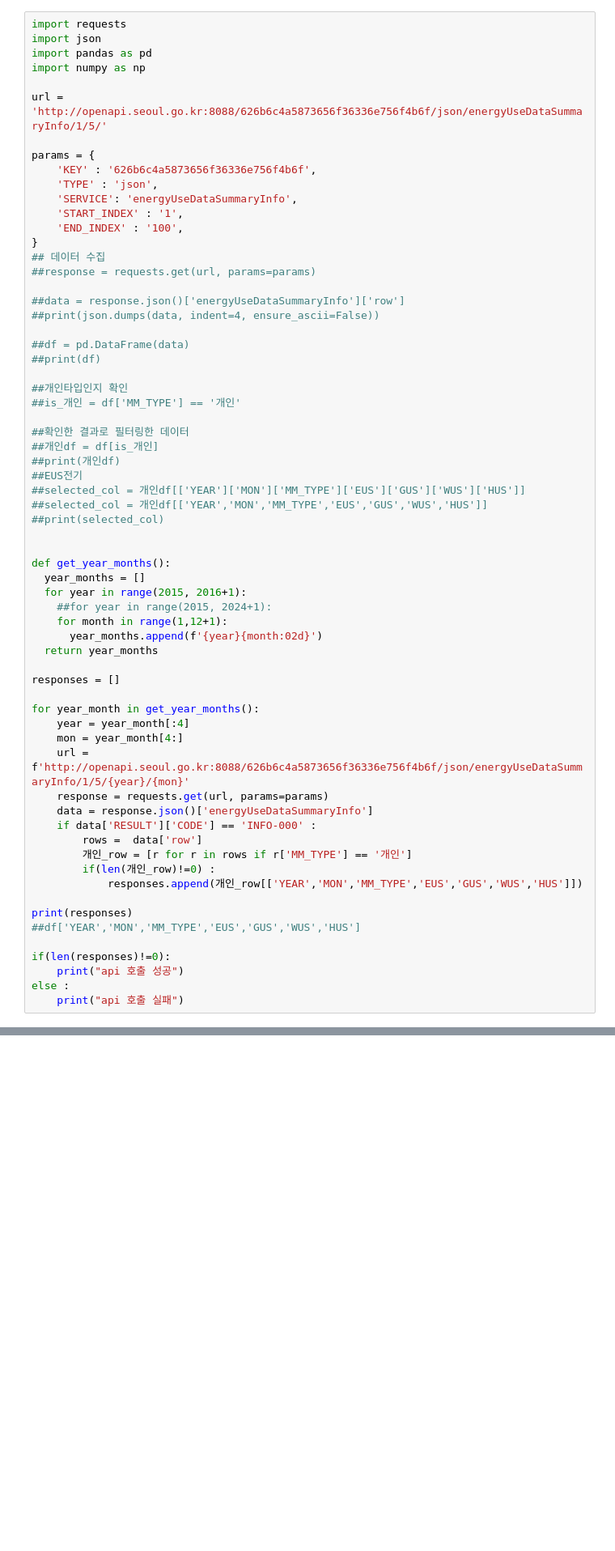
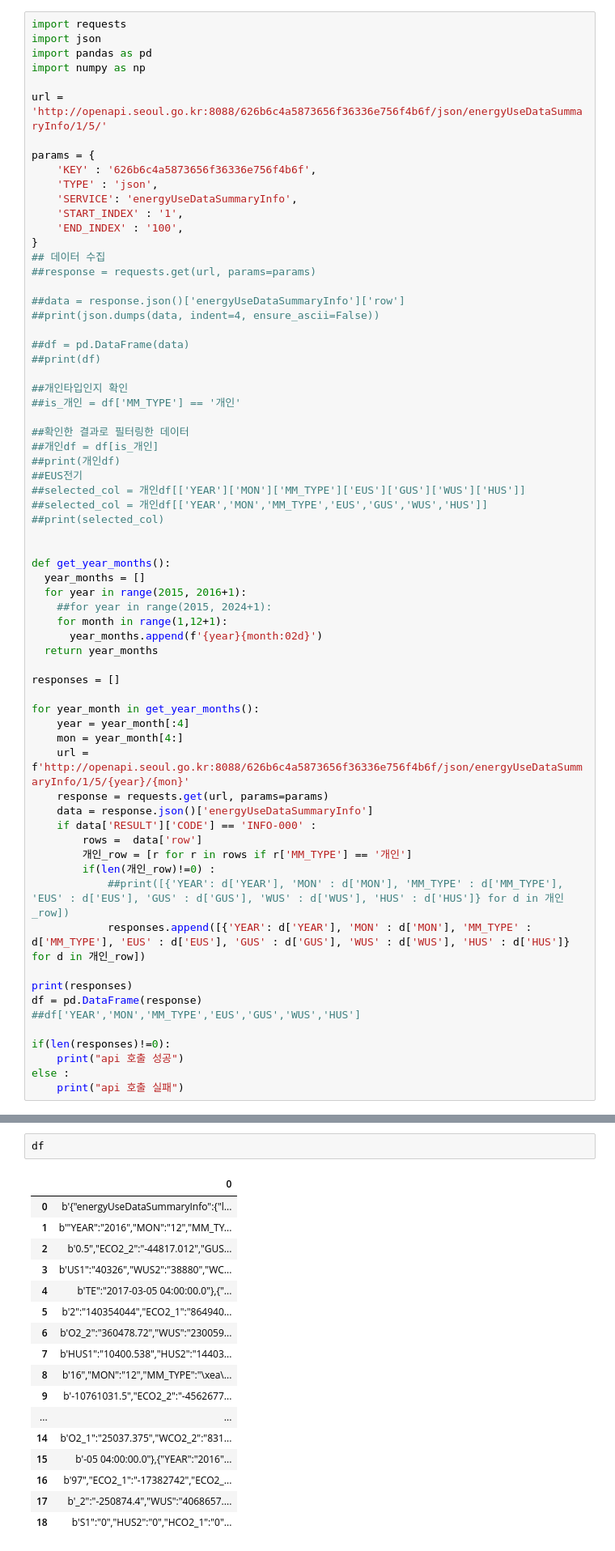
Before and after one commit to eze-hong/Data-Analysis-with-Open-Source, a Jupyter notebook: 오픈소스_출석과제_홍이제.ipynb, the cells around one changed output, grey strips where cells are left out. Shown at 81% size. Saved outputs shown, nothing was run; the diff lists cells and outputs as text; blank space fills up the shorter version.

```diff
--- a/오픈소스_출석과제_홍이제.ipynb
+++ b/오픈소스_출석과제_홍이제.ipynb
@@ -86,9 +86,11 @@ for year_month in get_year_months():
         rows =  data['row']
         개인_row = [r for r in rows if r['MM_TYPE'] == '개인']
         if(len(개인_row)!=0) :
-            responses.append(개인_row[['YEAR','MON','MM_TYPE','EUS','GUS','WUS','HUS']])
+            ##print([{'YEAR': d['YEAR'], 'MON' : d['MON'], 'MM_TYPE' : d['MM_TYPE'], 'EUS' : d['EUS'], 'GUS' : d['GUS'], 'WUS' : d['WUS'], 'HUS' : d['HUS']} for d in 개인_row])
+            responses.append([{'YEAR': d['YEAR'], 'MON' : d['MON'], 'MM_TYPE' : d['MM_TYPE'], 'EUS' : d['EUS'], 'GUS' : d['GUS'], 'WUS' : d['WUS'], 'HUS' : d['HUS']} for d in 개인_row])
 
 print(responses)
+df = pd.DataFrame(response)
 ##df['YEAR','MON','MM_TYPE','EUS','GUS','WUS','HUS']
 
 if(len(responses)!=0):
@@ -116,3 +115,23 @@ api 호출 실패
+# %%
+df
+# %% [output]
+|  | 0 |
+| 0 | b'{"energyUseDataSummaryInfo":{"l... |
+| 1 | b'"YEAR":"2016","MON":"12","MM_TY... |
+| 2 | b'0.5","ECO2_2":"-44817.012","GUS... |
+| 3 | b'US1":"40326","WUS2":"38880","WC... |
+| 4 | b'TE":"2017-03-05 04:00:00.0"},{"... |
+| 5 | b'2":"140354044","ECO2_1":"864940... |
+| 6 | b'O2_2":"360478.72","WUS":"230059... |
+| 7 | b'HUS1":"10400.538","HUS2":"14403... |
+| 8 | b'16","MON":"12","MM_TYPE":"\xea\... |
+| 9 | b'-10761031.5","ECO2_2":"-4562677... |
+| ... | ... |
+| 14 | b'O2_1":"25037.375","WCO2_2":"831... |
+| 15 | b'-05 04:00:00.0"},{"YEAR":"2016"... |
+| 16 | b'97","ECO2_1":"-17382742","ECO2_... |
+| 17 | b'_2":"-250874.4","WUS":"4068657.... |
+| 18 | b'S1":"0","HUS2":"0","HCO2_1":"0"... |
 # %% [markdown]
 문제 2
 1. 수집한 JSON 형태의 데이터를 pandas DataFrame으로 변환하고, 데이터의 기본 정보를 출력 하는 코드와 실행 결과를 첨부
```
Also changed, not shown: parts of 3 cells of this notebook.
